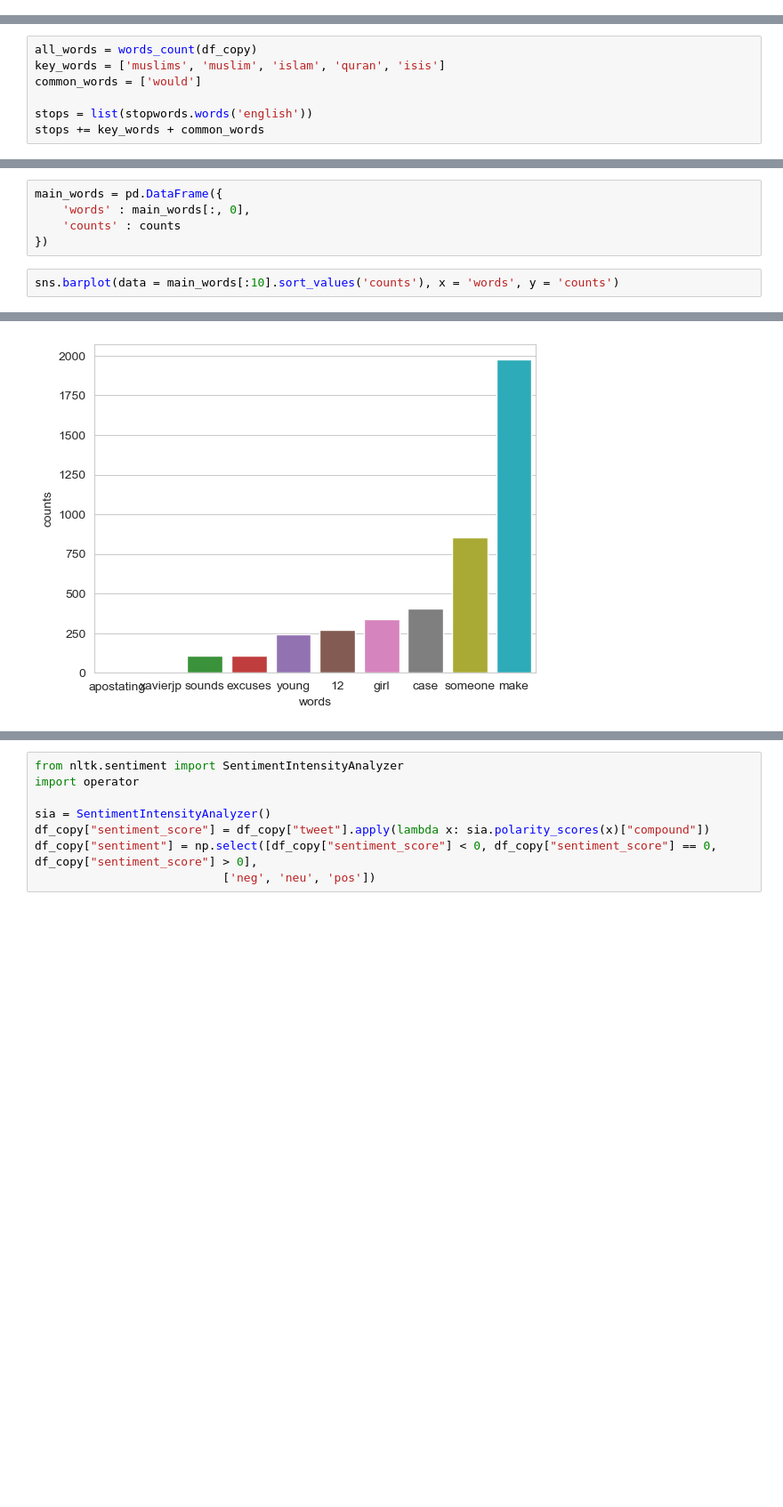
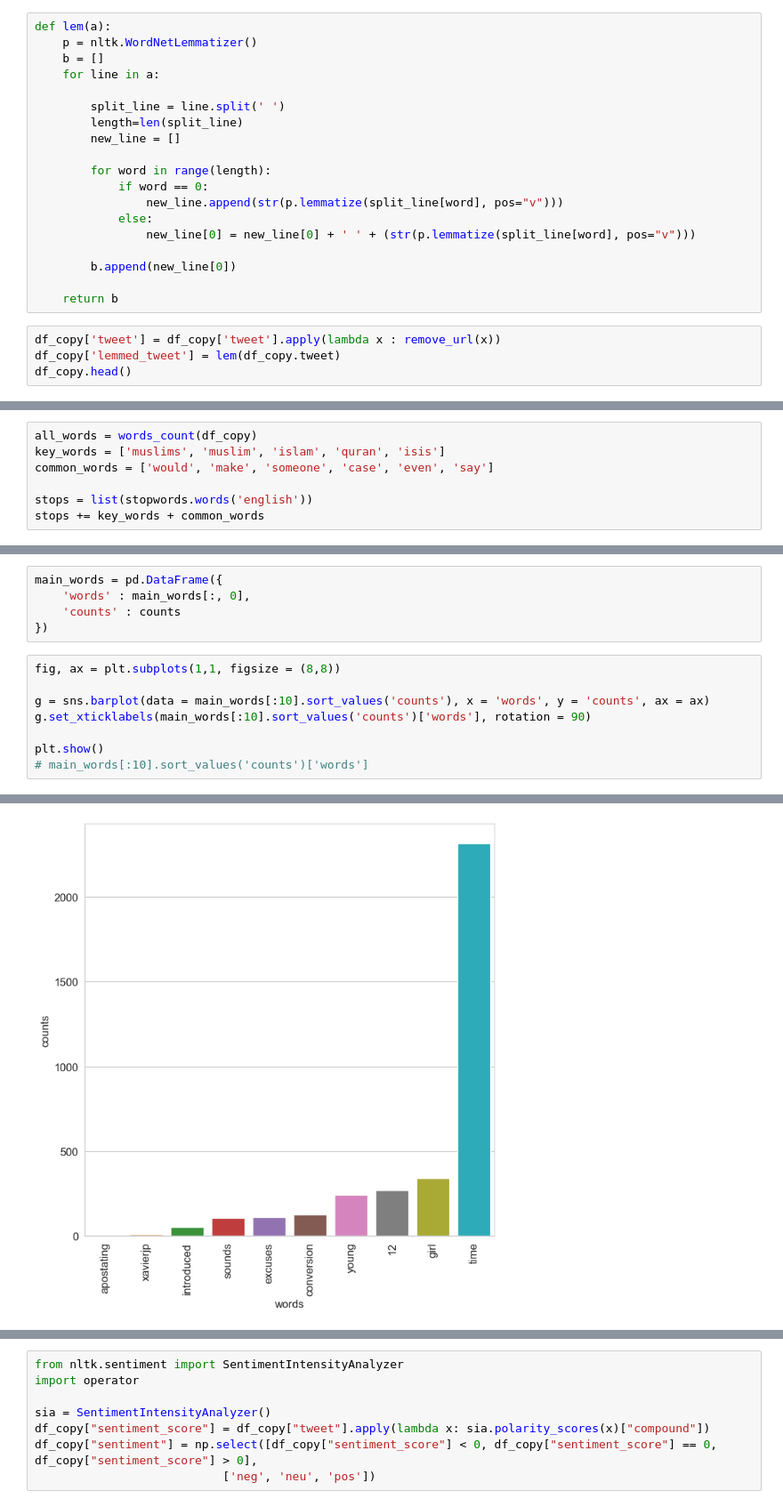
Before and after one commit to rarmnsyah/DATASCIENCE, a Jupyter notebook: analysis-twit-sentiment-project/main.ipynb, the cells around one changed output, grey strips where cells are left out. Shown at 89% size. Drawn from its saved outputs; the diff is of its cells as text; blank space fills up the shorter version.

```diff
--- a/analysis-twit-sentiment-project/main.ipynb
+++ b/analysis-twit-sentiment-project/main.ipynb
@@ -206,3 +209,26 @@ def words_count(df):
     count_worlds = collections.Counter(all_words)
 
     return count_worlds
+# %%
+def lem(a):
+    p = nltk.WordNetLemmatizer()
+    b = []
+    for line in a:
+
+        split_line = line.split(' ')
+        length=len(split_line)
+        new_line = []
+
+        for word in range(length):
+            if word == 0:
+                new_line.append(str(p.lemmatize(split_line[word], pos="v")))
+            else:
+                new_line[0] = new_line[0] + ' ' + (str(p.lemmatize(split_line[word], pos="v")))
+
+        b.append(new_line[0])
+
+    return b
+# %%
+df_copy['tweet'] = df_copy['tweet'].apply(lambda x : remove_url(x))
+df_copy['lemmed_tweet'] = lem(df_copy.tweet)
+df_copy.head()
@@ -223,7 +256,7 @@ top_user_id.append(highest_tweets(df_copy, 'likes_count', 20))
 # %%
 all_words = words_count(df_copy)
 key_words = ['muslims', 'muslim', 'islam', 'quran', 'isis']
-common_words = ['would']
+common_words = ['would', 'make', 'someone', 'case', 'even', 'say']
 
 stops = list(stopwords.words('english'))
 stops += key_words + common_words
@@ -240,5 +273,11 @@ main_words = pd.DataFrame({
     'counts' : counts
 })
 # %%
-sns.barplot(data = main_words[:10].sort_values('counts'), x = 'words', y = 'counts')
+fig, ax = plt.subplots(1,1, figsize = (8,8))
+
+g = sns.barplot(data = main_words[:10].sort_values('counts'), x = 'words', y = 'counts', ax = ax)
+g.set_xticklabels(main_words[:10].sort_values('counts')['words'], rotation = 90)
+
+plt.show()
+# main_words[:10].sort_values('counts')['words']
 # %% [output]
@@ -246 +284 @@ sns.barplot(data = main_words[:10].sort_values('counts'), x = 'words', y = 'coun
-[figure, old version]
+[figure, new version]
```
Also changed, not shown: parts of 16 cells of this notebook, 1 other file.
